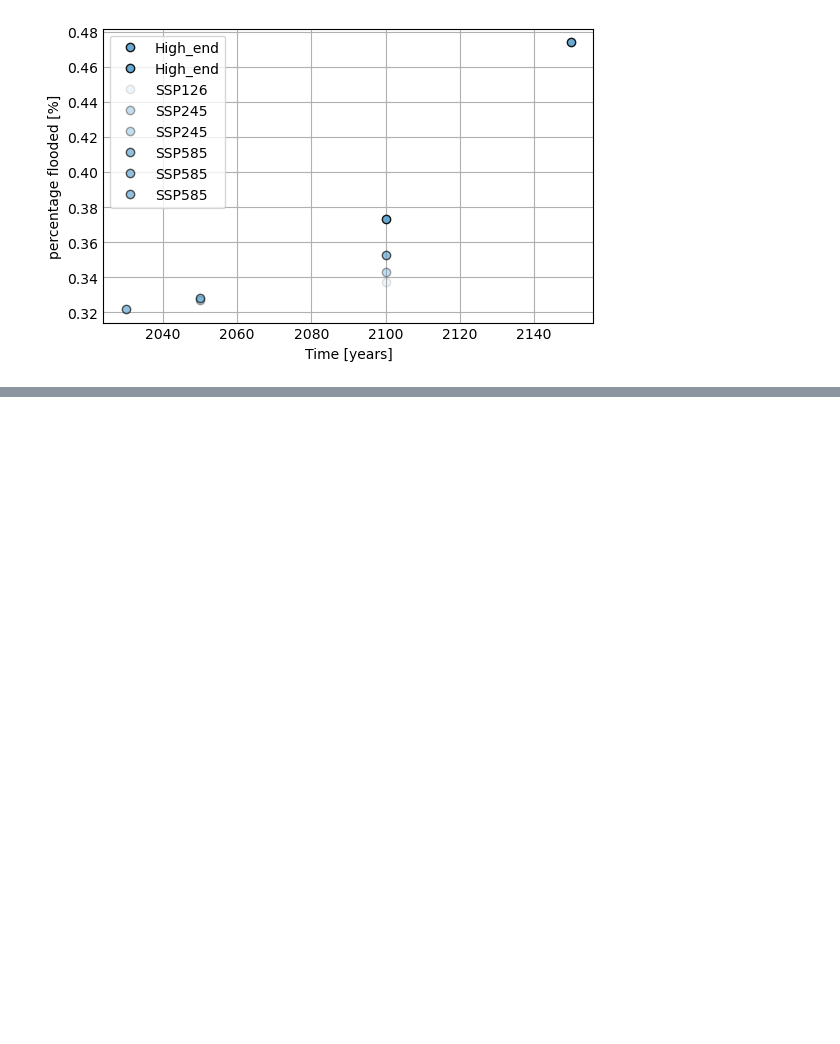
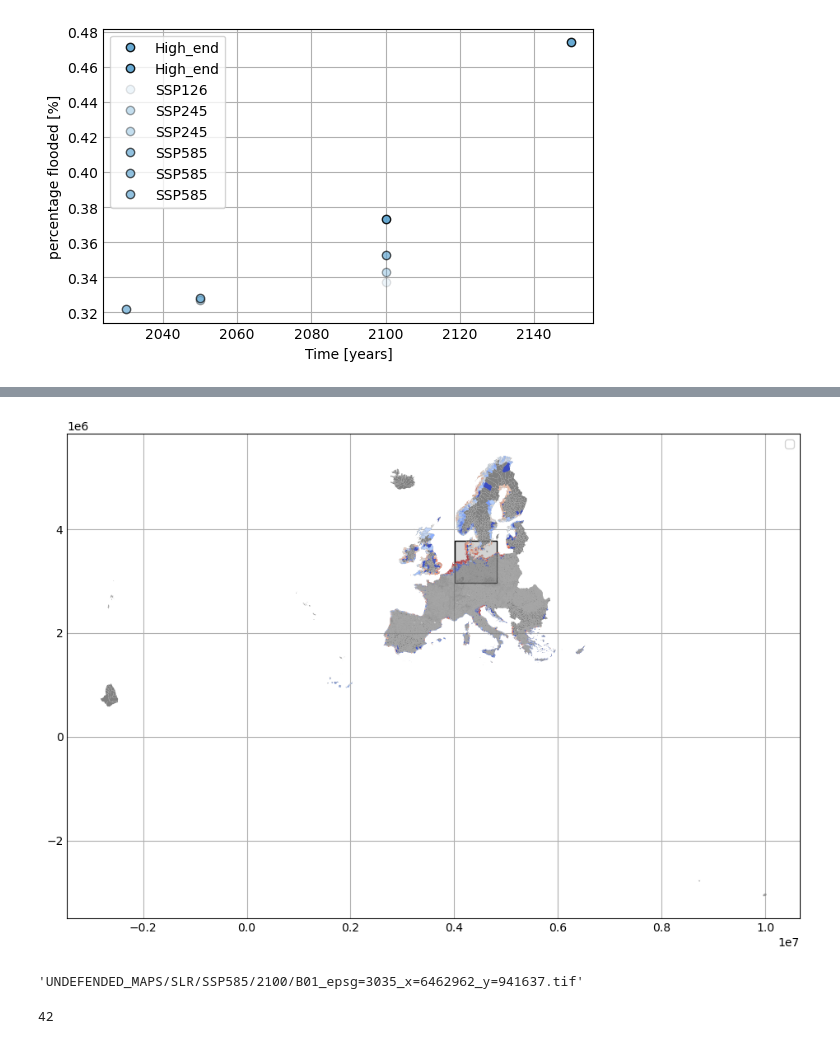
Before and after one commit to openearth/coclico-workbench, a Jupyter notebook: notebooks/POC_cfhp.ipynb, the cells around one changed output, grey strips where cells are left out. Drawn from its saved outputs; the diff is of its cells as text; code cells hidden in the pictures; blank space fills up the shorter version.

```diff
--- a/notebooks/POC_cfhp.ipynb
+++ b/notebooks/POC_cfhp.ipynb
@@ -342,0 +446,13 @@ ax.legend(scen)
+# %%
+f, ax = plt.subplots(figsize=(10, 6))
+item_test.plot(ax=ax, color='lightgray', edgecolor='black')
+lau_data.plot(ax=ax, color='gray')
+cmap = 'coolwarm'
+altered_lau_data.plot(ax=ax, column='flooded', cmap=cmap, legend=True)
+
+ax.legend(['test1','test2','test4'])
+
+# Show the plot
+plt.show()
+# %% [output]
+[figure, added]
@@ -342,0 +469,8 @@ ax.legend(scen)
+# %%
+item.id
+# %% [output]
+'UNDEFENDED_MAPS/SLR/SSP585/2100/B01_epsg=3035_x=6462962_y=941637.tif'
+# %%
+len(items)
+# %% [output]
+42
```
Also changed, not shown: parts of 10 cells of this notebook.
